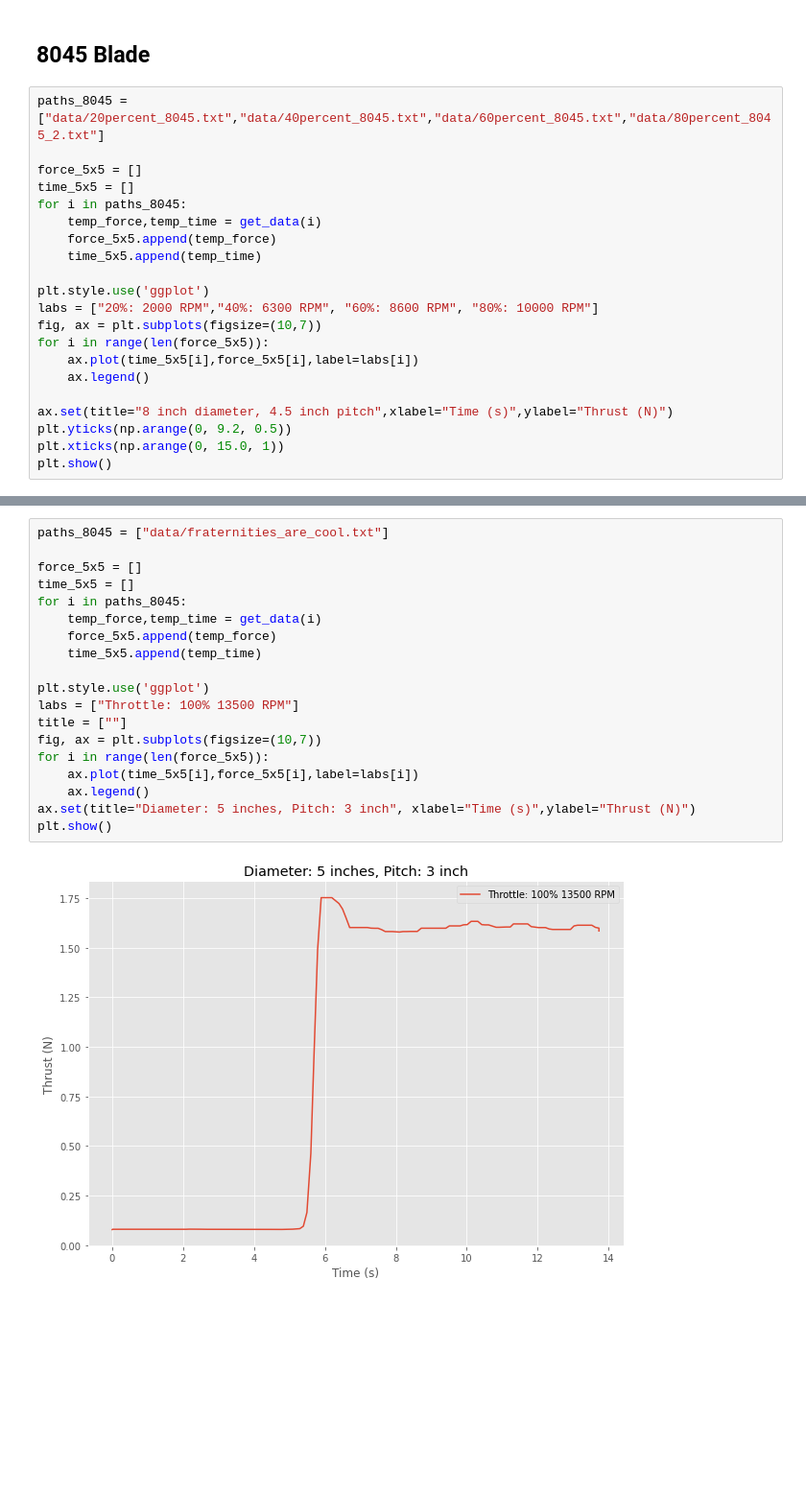
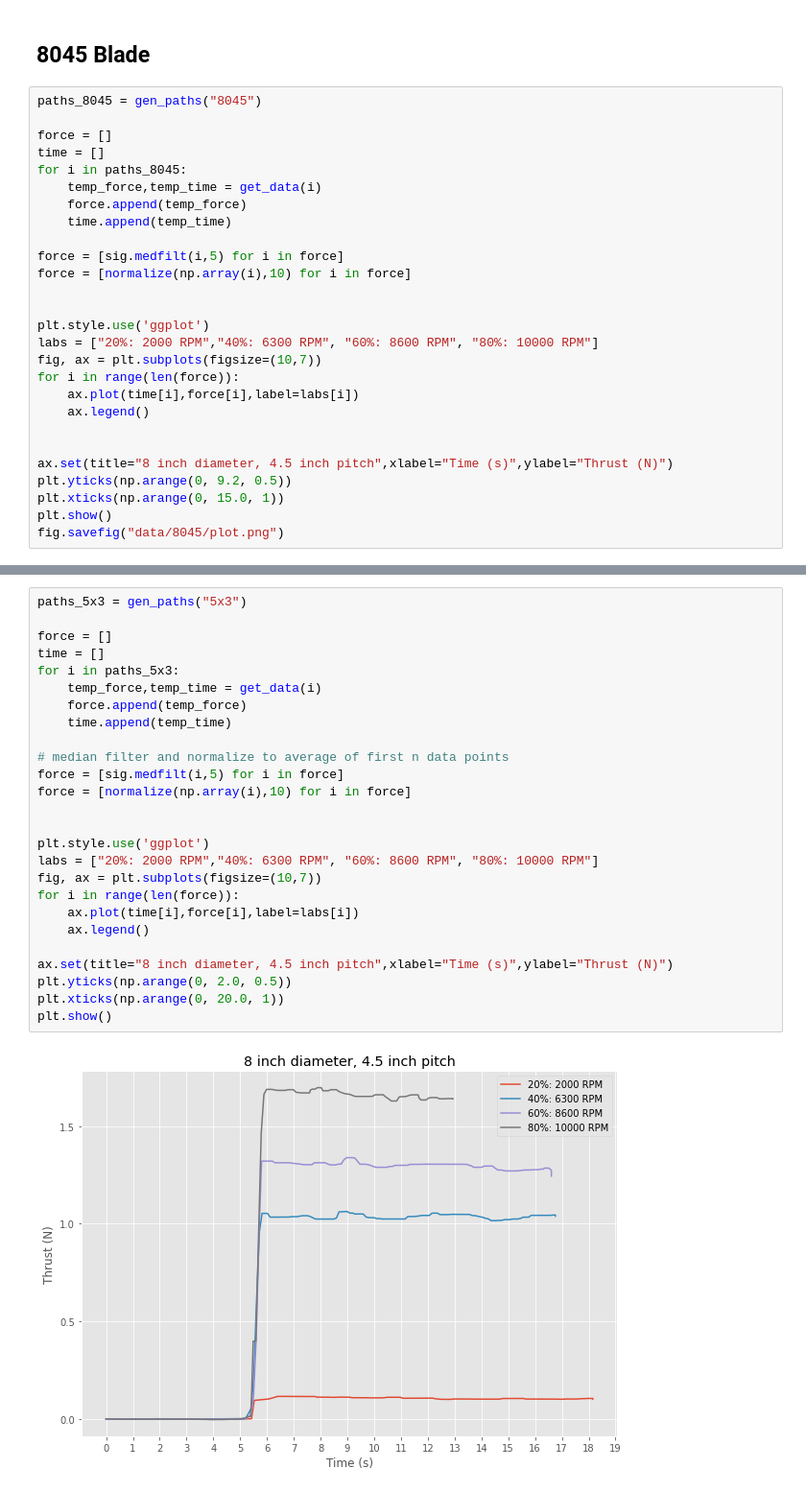
Before and after one commit to nmarks99/aero-capstone, a Jupyter notebook: thrust_test/nice_plots.ipynb, the cells around one changed output, grey strips where cells are left out. Shown at 96% size. Cells and saved outputs as stored; diff of their text form; blank space fills up the shorter version.

Commit message:
update plots

```diff
--- a/thrust_test/nice_plots.ipynb
+++ b/thrust_test/nice_plots.ipynb
@@ -54,24 +68,30 @@ plt.show()
 # %% [markdown]
 ## 8045 Blade
 # %%
-paths_8045 = ["data/20percent_8045.txt","data/40percent_8045.txt","data/60percent_8045.txt","data/80percent_8045_2.txt"]
+paths_8045 = gen_paths("8045")
 
-force_5x5 = []
-time_5x5 = []
+force = []
+time = []
 for i in paths_8045:
     temp_force,temp_time = get_data(i)
-    force_5x5.append(temp_force)
-    time_5x5.append(temp_time)
+    force.append(temp_force)
+    time.append(temp_time)
+
+force = [sig.medfilt(i,5) for i in force]
+force = [normalize(np.array(i),10) for i in force]
+
 
 plt.style.use('ggplot')
 labs = ["20%: 2000 RPM","40%: 6300 RPM", "60%: 8600 RPM", "80%: 10000 RPM"]
 fig, ax = plt.subplots(figsize=(10,7))
-for i in range(len(force_5x5)):
-    ax.plot(time_5x5[i],force_5x5[i],label=labs[i])
+for i in range(len(force)):
+    ax.plot(time[i],force[i],label=labs[i])
     ax.legend()
+
 
 ax.set(title="8 inch diameter, 4.5 inch pitch",xlabel="Time (s)",ylabel="Thrust (N)")
 plt.yticks(np.arange(0, 9.2, 0.5))
 plt.xticks(np.arange(0, 15.0, 1))
 plt.show()
+fig.savefig("data/8045/plot.png")
 # %% [output]
@@ -81,21 +101,28 @@ plt.show()
 # %%
-paths_8045 = ["data/fraternities_are_cool.txt"]
+paths_5x3 = gen_paths("5x3")
 
-force_5x5 = []
-time_5x5 = []
-for i in paths_8045:
+force = []
+time = []
+for i in paths_5x3:
     temp_force,temp_time = get_data(i)
-    force_5x5.append(temp_force)
-    time_5x5.append(temp_time)
+    force.append(temp_force)
+    time.append(temp_time)
+
+# median filter and normalize to average of first n data points
+force = [sig.medfilt(i,5) for i in force]
+force = [normalize(np.array(i),10) for i in force]
+
 
 plt.style.use('ggplot')
-labs = ["Throttle: 100% 13500 RPM"]
-title = [""]
+labs = ["20%: 2000 RPM","40%: 6300 RPM", "60%: 8600 RPM", "80%: 10000 RPM"]
 fig, ax = plt.subplots(figsize=(10,7))
-for i in range(len(force_5x5)):
-    ax.plot(time_5x5[i],force_5x5[i],label=labs[i])
+for i in range(len(force)):
+    ax.plot(time[i],force[i],label=labs[i])
     ax.legend()
-ax.set(title="Diameter: 5 inches, Pitch: 3 inch", xlabel="Time (s)",ylabel="Thrust (N)")
+
+ax.set(title="8 inch diameter, 4.5 inch pitch",xlabel="Time (s)",ylabel="Thrust (N)")
+plt.yticks(np.arange(0, 2.0, 0.5))
+plt.xticks(np.arange(0, 20.0, 1))
 plt.show()
 # %% [output]
-[figure, old version]
+[figure, new version]
```
Also changed, not shown: parts of 8 cells of this notebook, 12 other files.
